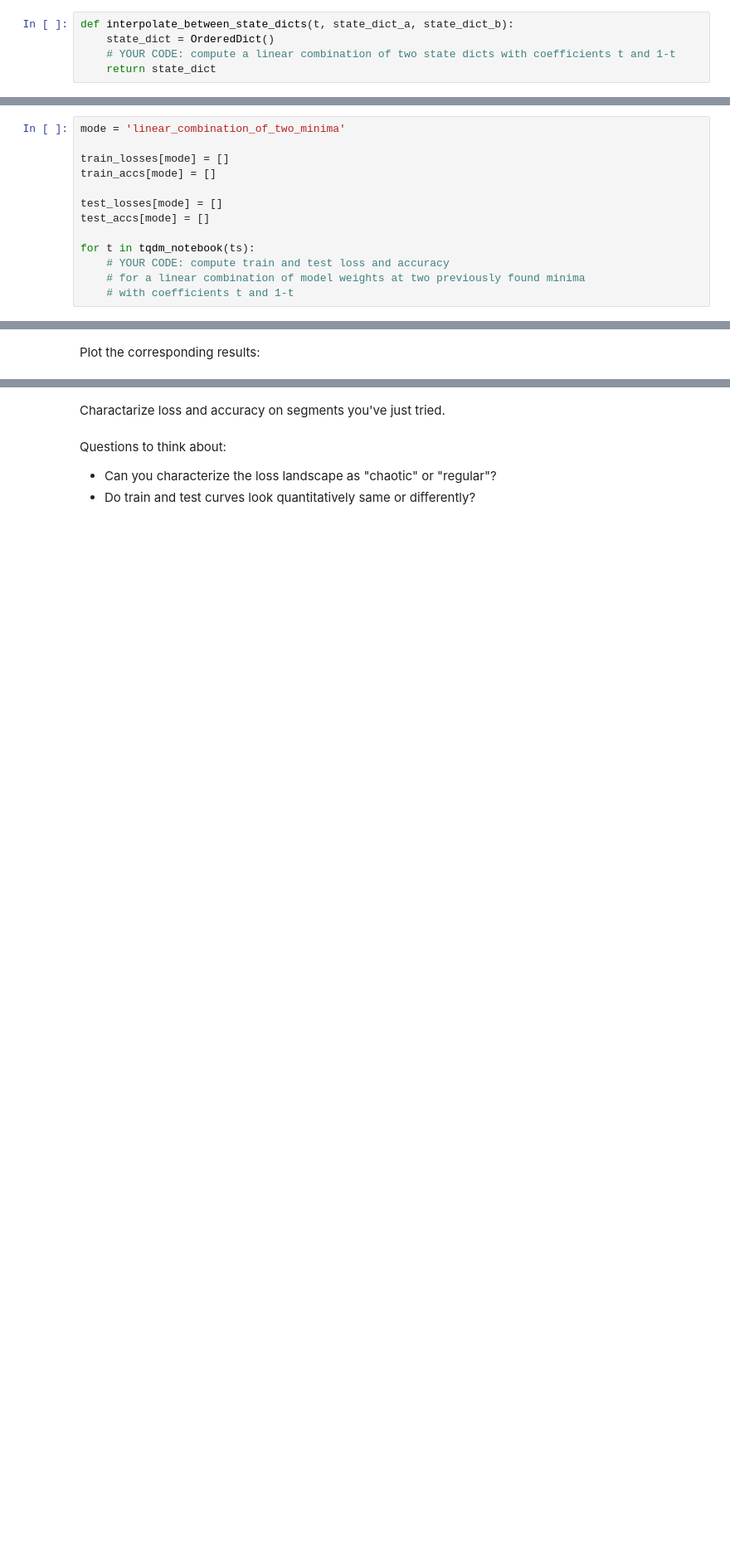
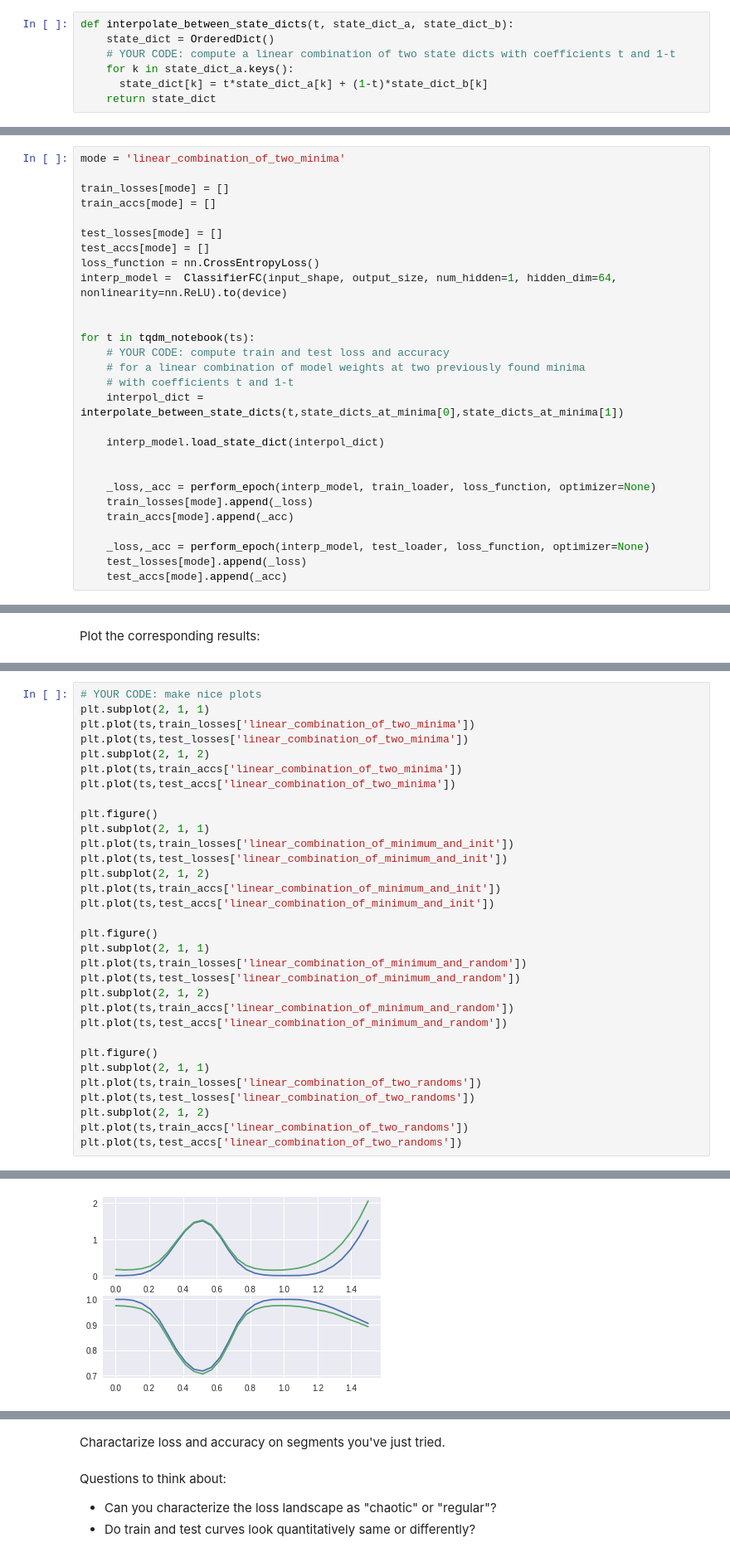
Before and after one commit to Klevertak/DL_tasks, a Jupyter notebook: tdl_lab_1.ipynb, the cells around one changed output, grey strips where cells are left out. Shown at 83% size. Saved outputs shown, nothing was run; the diff lists cells and outputs as text; blank space fills up the shorter version.

```diff
--- a/tdl_lab_1.ipynb
+++ b/tdl_lab_1.ipynb
@@ -230,6 +260,8 @@ from collections import OrderedDict
 def interpolate_between_state_dicts(t, state_dict_a, state_dict_b):
     state_dict = OrderedDict()
     # YOUR CODE: compute a linear combination of two state dicts with coefficients t and 1-t
+    for k in state_dict_a.keys():
+      state_dict[k] = t*state_dict_a[k] + (1-t)*state_dict_b[k]
     return state_dict
 # %%
 train_losses = {}
@@ -249,8 +283,23 @@ train_accs[mode] = []
 
 test_losses[mode] = []
 test_accs[mode] = []
+loss_function = nn.CrossEntropyLoss()
+interp_model =  ClassifierFC(input_shape, output_size, num_hidden=1, hidden_dim=64, nonlinearity=nn.ReLU).to(device)
+
 
 for t in tqdm_notebook(ts):
     # YOUR CODE: compute train and test loss and accuracy
     # for a linear combination of model weights at two previously found minima
     # with coefficients t and 1-t
+    interpol_dict = interpolate_between_state_dicts(t,state_dicts_at_minima[0],state_dicts_at_minima[1])
+
+    interp_model.load_state_dict(interpol_dict)
+
+
+    _loss,_acc = perform_epoch(interp_model, train_loader, loss_function, optimizer=None)
+    train_losses[mode].append(_loss)
+    train_accs[mode].append(_acc)
+
+    _loss,_acc = perform_epoch(interp_model, test_loader, loss_function, optimizer=None)
+    test_losses[mode].append(_loss)
+    test_accs[mode].append(_acc)
@@ -272,0 +406,33 @@ Plot the corresponding results:
+# %%
+# YOUR CODE: make nice plots
+plt.subplot(2, 1, 1)
+plt.plot(ts,train_losses['linear_combination_of_two_minima'])
+plt.plot(ts,test_losses['linear_combination_of_two_minima'])
+plt.subplot(2, 1, 2)
+plt.plot(ts,train_accs['linear_combination_of_two_minima'])
+plt.plot(ts,test_accs['linear_combination_of_two_minima'])
+
+plt.figure()
+plt.subplot(2, 1, 1)
+plt.plot(ts,train_losses['linear_combination_of_minimum_and_init'])
+plt.plot(ts,test_losses['linear_combination_of_minimum_and_init'])
+plt.subplot(2, 1, 2)
+plt.plot(ts,train_accs['linear_combination_of_minimum_and_init'])
+plt.plot(ts,test_accs['linear_combination_of_minimum_and_init'])
+
+plt.figure()
+plt.subplot(2, 1, 1)
+plt.plot(ts,train_losses['linear_combination_of_minimum_and_random'])
+plt.plot(ts,test_losses['linear_combination_of_minimum_and_random'])
+plt.subplot(2, 1, 2)
+plt.plot(ts,train_accs['linear_combination_of_minimum_and_random'])
+plt.plot(ts,test_accs['linear_combination_of_minimum_and_random'])
+
+plt.figure()
+plt.subplot(2, 1, 1)
+plt.plot(ts,train_losses['linear_combination_of_two_randoms'])
+plt.plot(ts,test_losses['linear_combination_of_two_randoms'])
+plt.subplot(2, 1, 2)
+plt.plot(ts,train_accs['linear_combination_of_two_randoms'])
+plt.plot(ts,test_accs['linear_combination_of_two_randoms'])
+# %% [output]
@@ -272,0 +440 @@ Plot the corresponding results:
+[figure, added]
```
Also changed, not shown: parts of 14 cells of this notebook.
